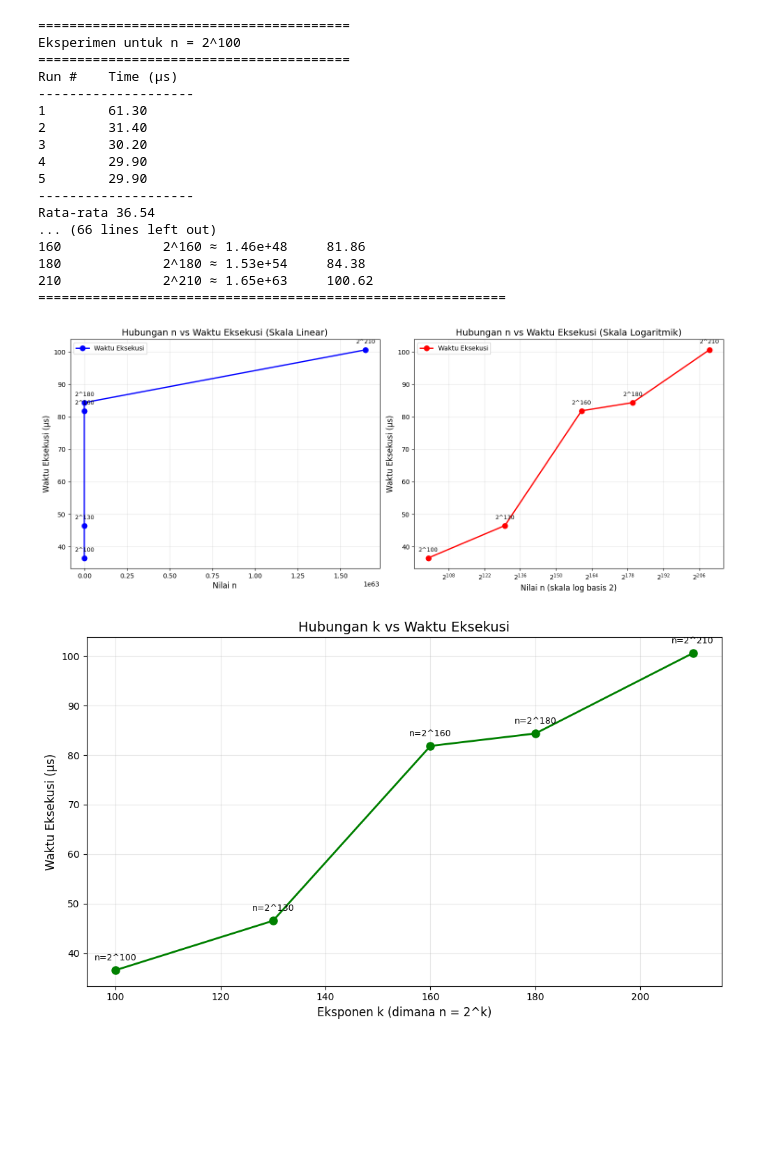
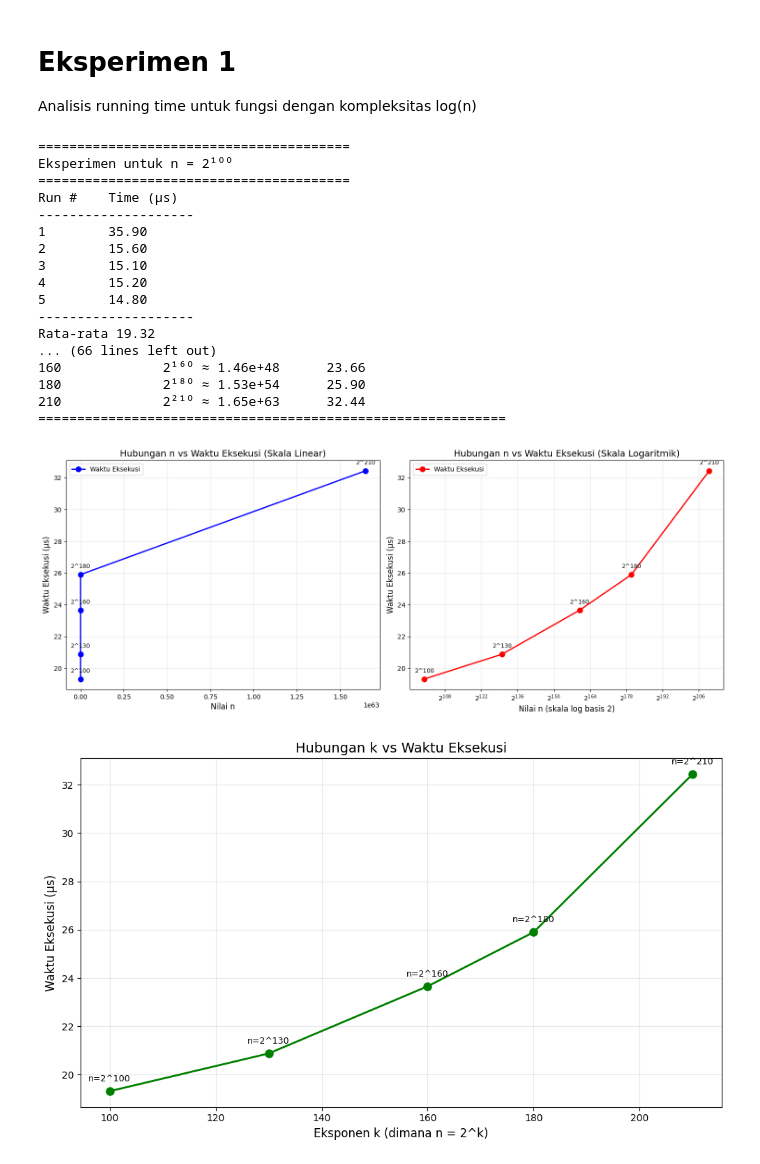
Before and after one commit to masrajha/knk, a Jupyter notebook: eksperimen.ipynb, the cells around one changed output. Drawn from its saved outputs; the diff is of its cells as text; code cells hidden in the pictures; blank space fills up the shorter version.

Commit message:
Eksperimen 2

```diff
--- a/eksperimen.ipynb
+++ b/eksperimen.ipynb
@@ -120,28 +251,31 @@ def plot_hasil_eksperimen(data):
+# %% [markdown]
+# Eksperimen 1
+Analisis running time untuk fungsi dengan kompleksitas log(n)
 # %%
 k = [100,130,160,180,210]
 data=[]
 for n in k:
     data.append(eksperimen1(n))
 
-buat_tabel(data)
-plot_hasil_eksperimen(data)
+tabel_eksperimen1(data)
+plot_hasil_eksperimen1(data)
 # %% [output]
 ========================================
-Eksperimen untuk n = 2^100
+Eksperimen untuk n = 2¹⁰⁰
 ========================================
 Run #    Time (µs)
 --------------------
-1        61.30
-2        31.40
-3        30.20
-4        29.90
-5        29.90
+1        35.90
+2        15.60
+3        15.10
+4        15.20
+5        14.80
 --------------------
-Rata-rata 36.54
+Rata-rata 19.32
 ... (66 lines left out)
-160             2^160 ≈ 1.46e+48     81.86
-180             2^180 ≈ 1.53e+54     84.38
-210             2^210 ≈ 1.65e+63     100.62
+160             2¹⁶⁰ ≈ 1.46e+48      23.66
+180             2¹⁸⁰ ≈ 1.53e+54      25.90
+210             2²¹⁰ ≈ 1.65e+63      32.44
 ============================================================
-[figure, old version]
+[figure, new version]
-[figure, old version]
+[figure, new version]
```
Also changed, not shown: parts of 4 cells of this notebook.
